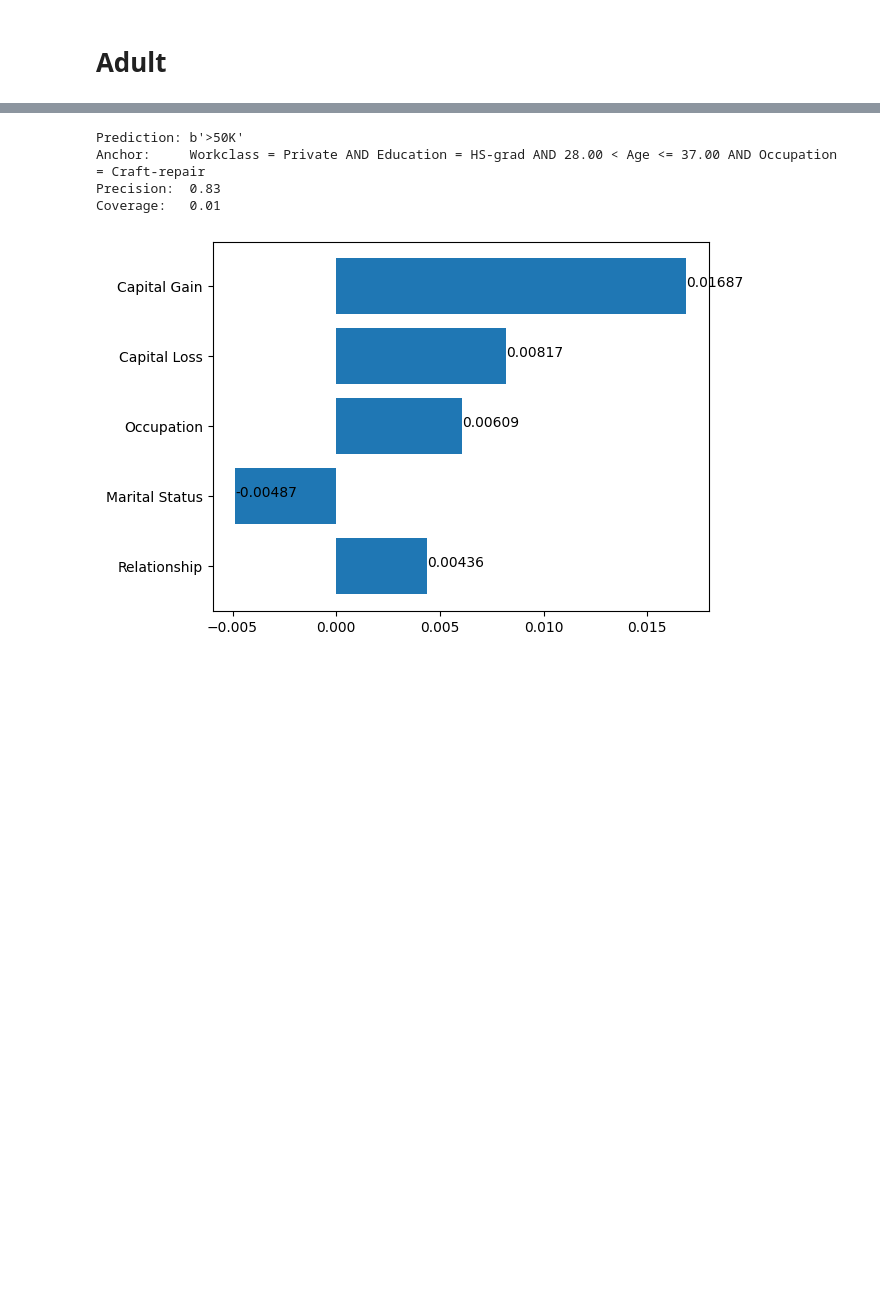
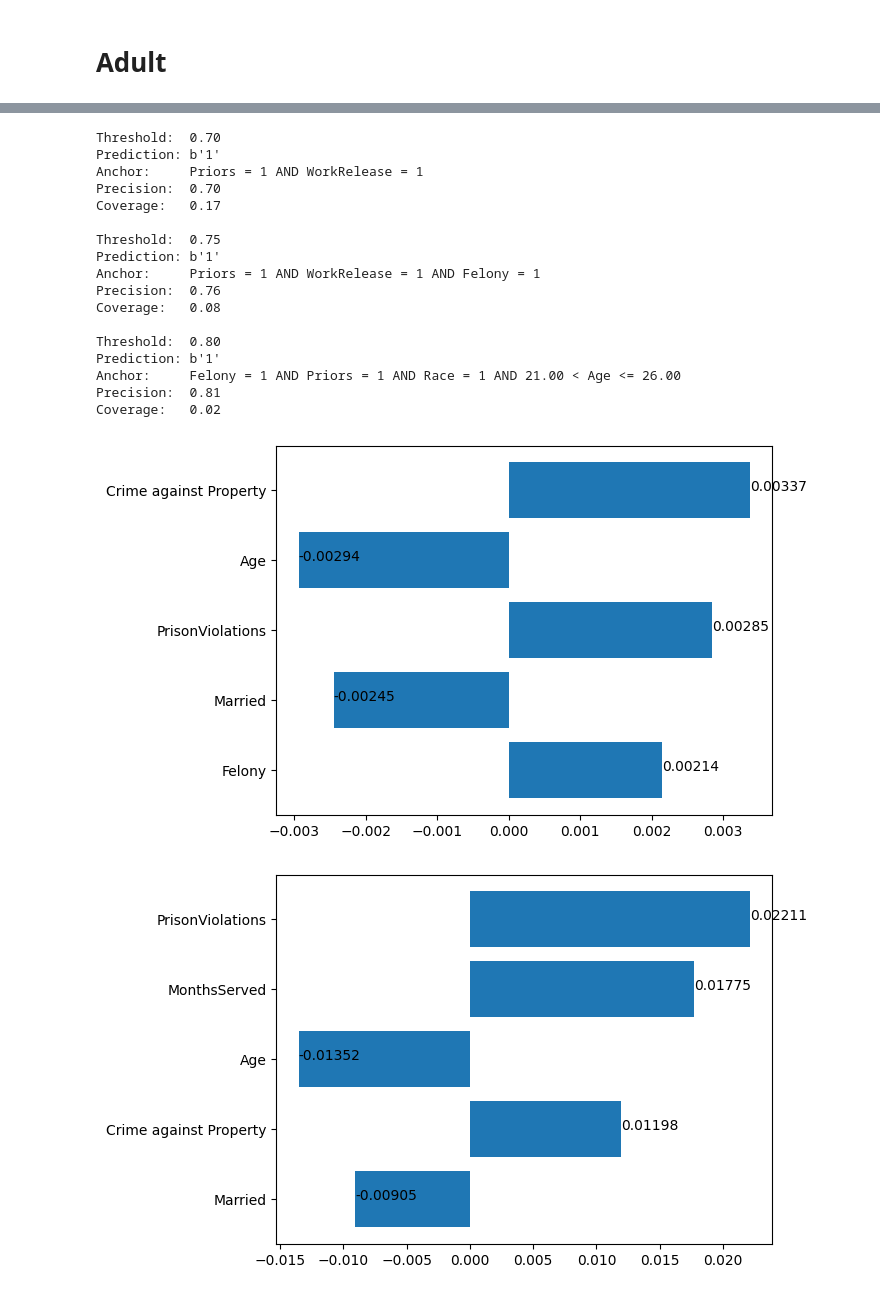
Before and after one commit to g-ohara/rlime, a Jupyter notebook: NewLIME.ipynb, the cells around one changed output, grey strips where cells are left out. Cells and saved outputs as stored; diff of their text form; code cells hidden in the pictures; blank space fills up the shorter version.

Commit message:
added other datasets

```diff
--- a/NewLIME.ipynb
+++ b/NewLIME.ipynb
@@ -83,11 +65,20 @@ import time
 def get_trg_sample(index):
     print('Index: ', index)
     raw_dataset = utils.load_dataset(
-        'adult', balance=True, dataset_folder=dataset_folder, discretize=False)
+        dataset_name, balance=True, dataset_folder=dataset_folder, discretize=False)
+    raw_dataset2 = utils.load_csv_dataset(
+        os.path.join(dataset_folder, 'recidivism/Data_1980.csv'), 16,
+        discretize=False,
+        features_to_use=None, balance=True)
     trg = dataset.test[index]
+
     trg_data = list(zip(raw_dataset.feature_names, raw_dataset.test[index]))
+    trg_data2 = list(zip(raw_dataset2.feature_names, raw_dataset2.test[index]))
+
     print('Prediction:', raw_dataset.class_names[rf.predict(trg.reshape(1, -1))[0]])
+    print('True:      ', raw_dataset.class_names[dataset.labels_test[index]])
     print(tabulate(trg_data))
+    print(tabulate(trg_data2))
     return trg
 # %%
 import explanation
@@ -134,10 +125,12 @@ def new_lime(trg, threshold=0.90):
         dataset.categorical_names)
     anchor_exp, surrogate_model = anchor_explainer.explain_instance(trg, rf.predict, threshold=threshold)
 
+    print('Threshold:  %.2f' % threshold)
     print('Prediction:', anchor_explainer.class_names[rf.predict(trg.reshape(1, -1))[0]])
     print('Anchor:     %s' % (' AND '.join(anchor_exp.names())))
     print('Precision:  %.2f' % anchor_exp.precision())
     print('Coverage:   %.2f' % anchor_exp.coverage())
+    print()
 
     # display
     import matplotlib.pyplot as plt
@@ -145,6 +138,8 @@ def new_lime(trg, threshold=0.90):
     values = list(surrogate_model['LogisticRegression'].weights.values())
     abs_values = [abs(x) for x in values]
     _, sorted_features, sorted_values = zip(*sorted(zip(abs_values, features, values), reverse=False)[-5:])
+    plt.figure()
     plt.barh(sorted_features, sorted_values)
     for i in range(len(sorted_features)):
         plt.text(sorted_values[i], sorted_features[i], round(sorted_values[i], 5))
+    plt.show
@@ -150,0 +148,13 @@ def new_lime(trg, threshold=0.90):
+# %%
+import utils
+import os
+
+dataset_folder = 'datasets/'
+# dataset_name = 'adult'
+# dataset_name = 'diabetes'
+# dataset_name = 'default'
+dataset_name = 'recidivism'
+# dataset_name = 'lending'
+
+dataset = utils.load_dataset(
+    dataset_name, balance=True, dataset_folder=dataset_folder, discretize=True)
@@ -153,11 +172,21 @@ importlib.reload(my_anchor_base)
 importlib.reload(my_anchor_tabular)
 
 i = np.random.randint(0, dataset.test.shape[0])
+
+# adult
 # 730, 956, 1196, 1522
-# i = 1443
+# i = 1443 # --- Capital Gain = 2
+
+# recidivism
+# 444
+# i = 80 ???
+i = 444
 trg = get_trg_sample(i)
 
 lime_original(trg)
 # anchor_original(trg)
+
+new_lime(trg, threshold=0.70)
+new_lime(trg, threshold=0.75)
 new_lime(trg, threshold=0.80)
 # %% [output]
@@ -180,6 +210,20 @@ Country         39
 [interactive output not drawn]
-Prediction: b'>50K'
-Anchor:     Workclass = Private AND Education = HS-grad AND 28.00 < Age <= 37.00 AND Occupation = Craft-repair
-Precision:  0.83
-Coverage:   0.01
+Threshold:  0.70
+Prediction: b'1'
+Anchor:     Priors = 1 AND WorkRelease = 1
+Precision:  0.70
+Coverage:   0.17
+
+Threshold:  0.75
+Prediction: b'1'
+Anchor:     Priors = 1 AND WorkRelease = 1 AND Felony = 1
+Precision:  0.76
+Coverage:   0.08
+
+Threshold:  0.80
+Prediction: b'1'
+Anchor:     Felony = 1 AND Priors = 1 AND Race = 1 AND 21.00 < Age <= 26.00
+Precision:  0.81
+Coverage:   0.02
-[figure, old version]
+[figure, new version]
+[figure, added]
```
Also changed, not shown: parts of 10 cells of this notebook, 11 other files.
